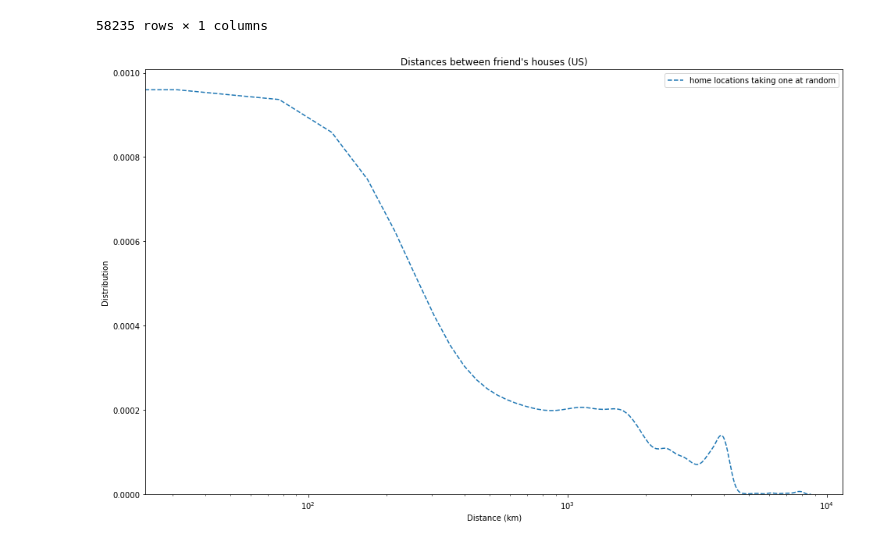
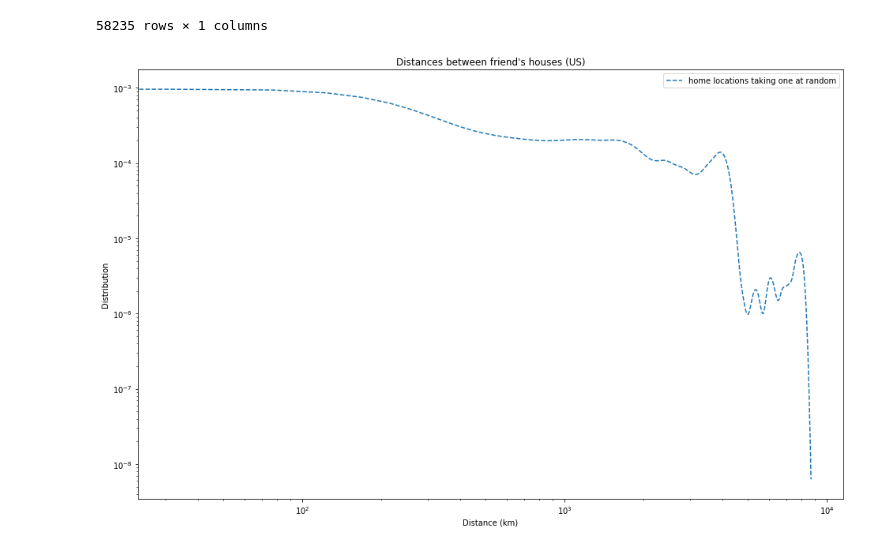
Before and after one commit to epfl-ada/ada-2020-project-milestone-p3-p3_les-fraises-tagada, a Jupyter notebook: replicationUS.ipynb, the cells around one changed output. Saved outputs shown, nothing was run; the diff lists cells and outputs as text; code cells hidden in the pictures.

```diff
--- a/replicationUS.ipynb
+++ b/replicationUS.ipynb
@@ -201,13 +201,14 @@ distance_db_avg
 # %%
 # We compare the distance between houses with our two dataframes of houses locations.
 
 fig, ax = plt.subplots(figsize = (16, 10))
 sns.kdeplot(distance_db_avg["distance"],ax = ax, common_norm = True, fill = False, linestyle = "--", legend = True, label = 'home locations taking one at random')
 plt.gca().set_xscale("log")
+plt.gca().set_yscale("log")
 plt.title("Distances between friend's houses (US)")
 plt.ylabel("Distribution")
 plt.xlabel("Distance (km)")
 ax.legend()
 plt.show()
 # %% [output]
-[figure, old version]
+[figure, new version]
```
Also changed, not shown: 1 other file.
